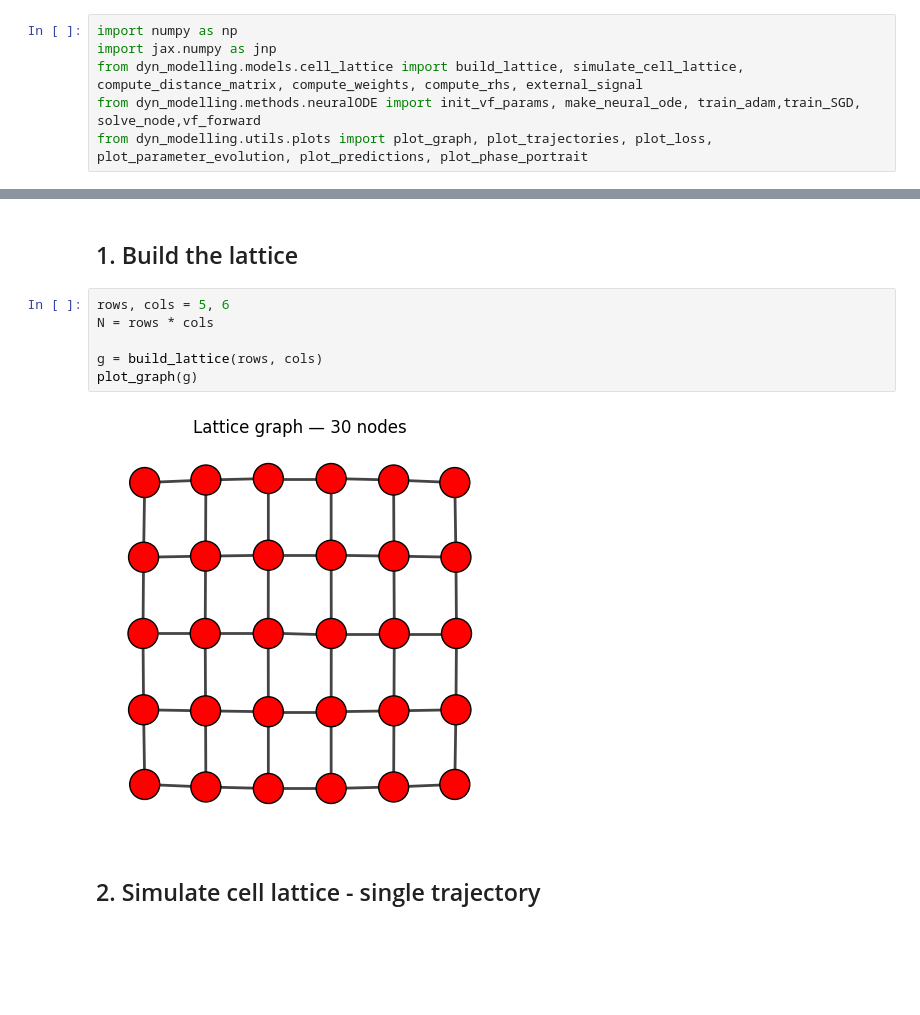
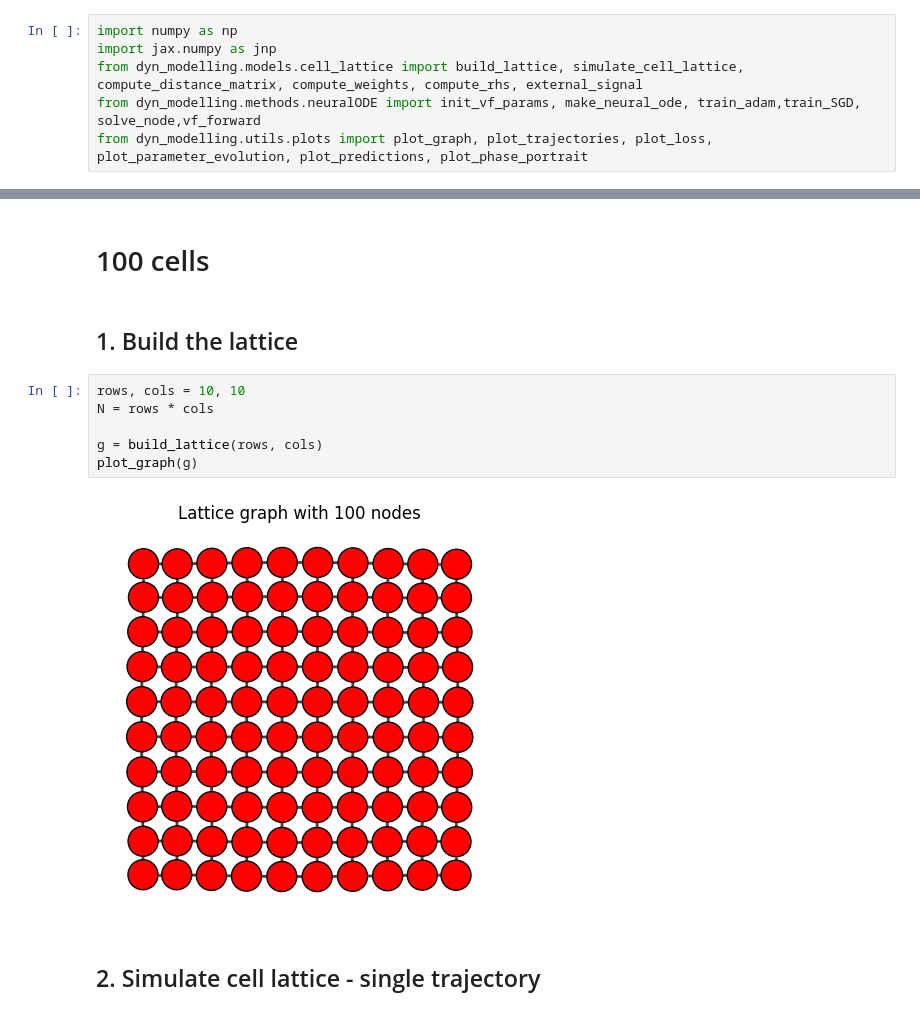
Before and after one commit to sabrinanegroni/dyn-modelling, a Jupyter notebook: notebooks/test_neuralODE.ipynb, the cells around one changed output, grey strips where cells are left out. Drawn from its saved outputs; the diff is of its cells as text; blank space fills up the shorter version.

Commit message:
errors per var and per cell and tests

```diff
--- a/notebooks/test_neuralODE.ipynb
+++ b/notebooks/test_neuralODE.ipynb
@@ -7,13 +206,15 @@ from dyn_modelling.utils.plots import plot_graph, plot_trajectories, plot_loss,
+# %% [markdown]
+# 100 cells
 # %% [markdown]
 ## 1. Build the lattice
 # %%
-rows, cols = 5, 6
+rows, cols = 10, 10
 N = rows * cols
 
 g = build_lattice(rows, cols)
 plot_graph(g)
 # %% [output]
-[figure, old version]
+[figure, new version]
 # %% [markdown]
 ## 2. Simulate cell lattice - single trajectory
 # %%
```
Also changed, not shown: parts of 26 cells of this notebook, 1 other file.
